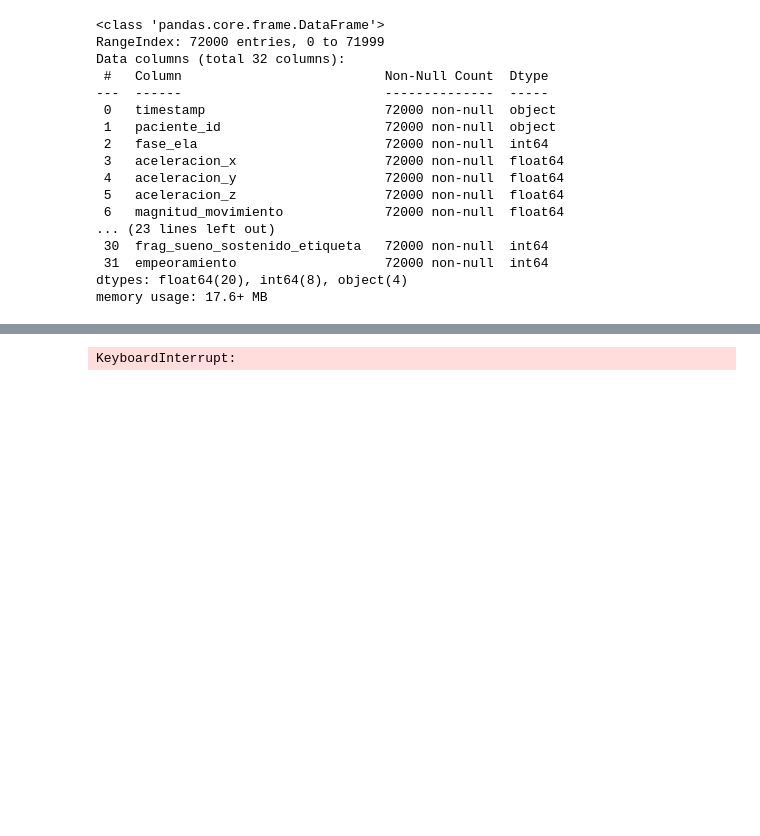
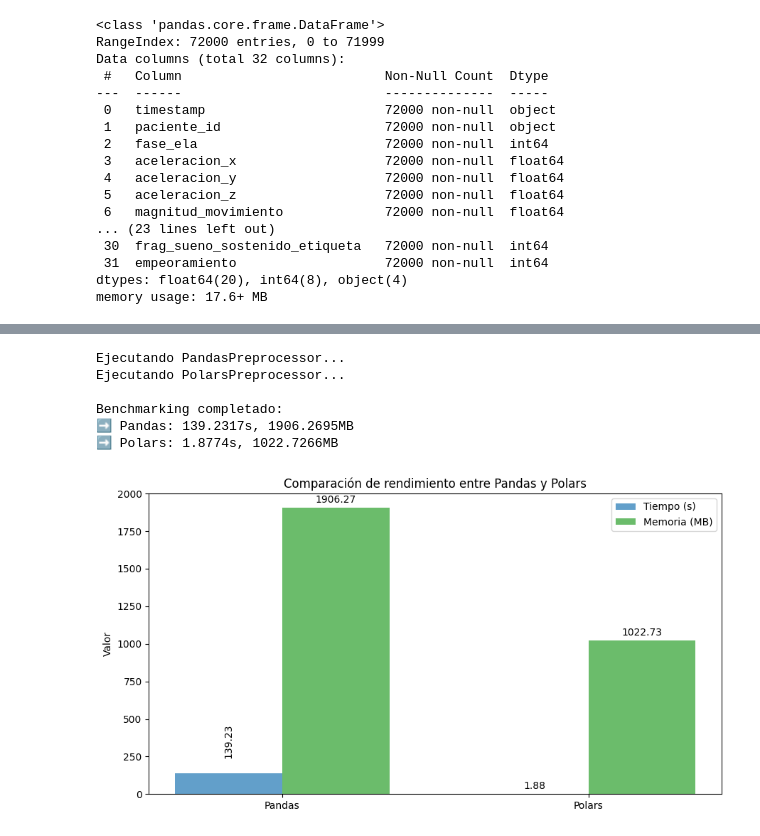
Before and after one commit to carmele9/TFG_ELA, a Jupyter notebook: main.ipynb, the cells around one changed output, grey strips where cells are left out. Cells and saved outputs as stored; diff of their text form; code cells hidden in the pictures; blank space fills up the shorter version.

Commit message:
cambios en la clase de benchmark por error con el plot, añadir al main el benchmark

```diff
--- a/main.ipynb
+++ b/main.ipynb
@@ -125,24 +131,23 @@ Eventos de empeoramiento global: 56681
+# %%
+# Se carga el dataset con la libreria de polars
+df_polars = pl.read_csv("data_simulada/dataset_sintetico_completo.csv")
 # %%
-if 'timestamp' not in df.columns:
-    df['timestamp'] = pd.to_datetime(df.index, unit='s')
+# Inicializar y ejecutar el benchmarking
+benchmark = BenchmarkPreprocessor(
+    pandas_class=PandasPreprocessor,
+    polars_class=PolarsPreprocessor,
+    df_pandas=df,
+    df_polars=df_polars,
+    generar_secuencias=True  # False si solo es para comparar el procesamiento
+)
 
-# Configuración del gráfico
-plt.figure(figsize=(15, 6))
-
-
-# Graficar cada evento como área binaria
-plt.fill_between(df['timestamp'], df['evento_hipoxia'], step='pre', alpha=0.4, label='Hipoxia')
-plt.fill_between(df['timestamp'], df['evento_hipoventilacion'], step='pre', alpha=0.4, label='Hipoventilación')
-plt.fill_between(df['timestamp'], df['evento_inmovilidad'], step='pre', alpha=0.4, label='Inmovilidad')
-plt.fill_between(df['timestamp'], df['evento_fragmentacion'], step='pre', alpha=0.4, label='Fragmentación de sueño')
-plt.fill_between(df['timestamp'], df['empeoramiento'], step='pre', alpha=0.6, color='black', label='Empeoramiento global')
-
-# Detalles de la gráfica
-plt.title('Distribución temporal de eventos clínicos simulados en pacientes con ELA', fontsize=14)
-plt.xlabel('Tiempo', fontsize=12)
-plt.ylabel('Presencia del evento (1 = sí)', fontsize=12)
-plt.legend(loc='upper right', fontsize=10)
-plt.tight_layout()
-plt.show()
+benchmark.run_benchmark()
+benchmark.plot_results()
 # %% [output]
-KeyboardInterrupt:
+Ejecutando PandasPreprocessor...
+Ejecutando PolarsPreprocessor...
+
+Benchmarking completado:
+➡ Pandas: 139.2317s, 1906.2695MB
+➡ Polars: 1.8774s, 1022.7266MB
+[figure, added]
```
Also changed, not shown: parts of 6 cells of this notebook, 15 other files.
